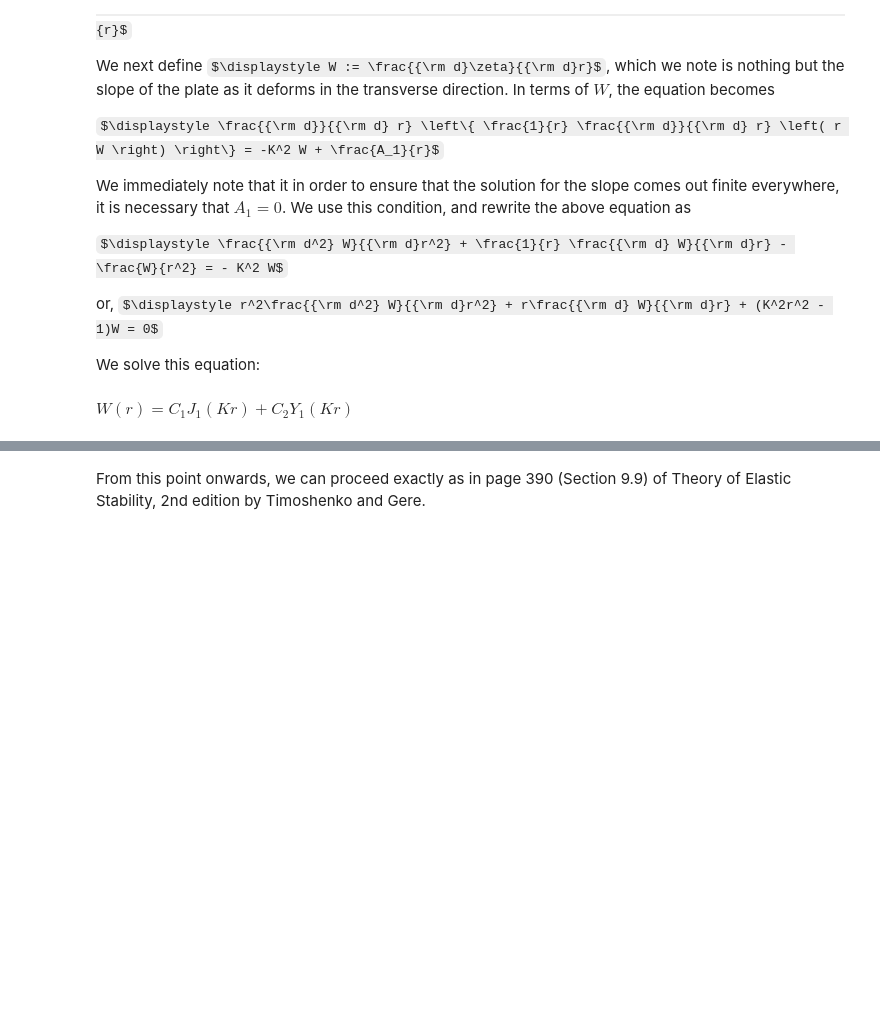
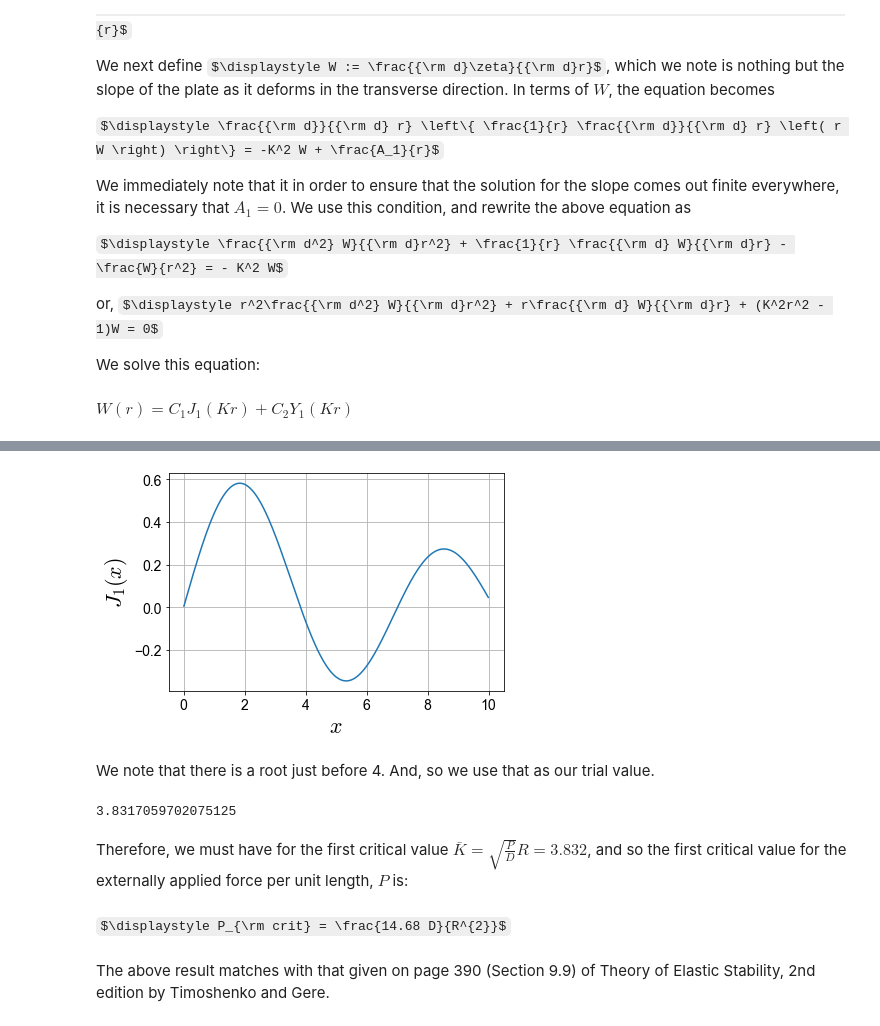
Before and after one commit to jeevanjyoti4/advmechsolids, a Jupyter notebook: circular_plate_Foppl-vonK.ipynb, the cells around one changed output, grey strips where cells are left out. Saved outputs shown, nothing was run; the diff lists cells and outputs as text; code cells hidden in the pictures; some formulas as TeX source; blank space fills up the shorter version.

```diff
--- a/circular_plate_Foppl-vonK.ipynb
+++ b/circular_plate_Foppl-vonK.ipynb
@@ -194,2 +260,38 @@ $\displaystyle W{\left(r \right)} = C_{1} J_{1}\left(K r\right) + C_{2} Y_{1}\le
+# %%
+from scipy.special import j1
+
+x_values = np.arange(0.01,10,0.01)
+j1_values = np.zeros(len(x_values))
+for idx, x in enumerate(x_values):
+    j1_values[idx] = j1(x)
+
+plt.plot(x_values,j1_values)
+plt.xlabel(r'$x$',fontsize=22)
+plt.ylabel(r'$J_1(x)$',fontsize=22)
+plt.grid(True)
+# %% [output]
+[figure, added]
+# %% [markdown]
+We note that there is a root just before 4. And, so we use that as our trial value.
+# %%
+from scipy.optimize import root
+
+
+def myfun_besselj(Kvalue):
+    return j1(Kvalue)
+
+sol = root(myfun_besselj,4)
+Kvalue_soln = sol.x[0]
+Kvalue_soln
+# %% [output]
+3.8317059702075125
+# %% [markdown]
+Therefore, we must have for the first critical value $\displaystyle \bar{K} = \sqrt{\frac{P}{D}}R = 3.832$, and so the first critical value for the externally applied force per unit length, $P$ is:
+# %%
+R = sp.symbols('R')
+P_crit = sp.N(3.832**2*D/R**2,4) # This ensures that the result is shown correct to 2 decimal places
+display(Math(r'P_{{\rm crit}} = {}'.format(sp.latex(P_crit))))
+# %% [output]
+$\displaystyle P_{\rm crit} = \frac{14.68 D}{R^{2}}$
 # %% [markdown]
-From this point onwards, we can proceed exactly as in page 390 (Section 9.9) of Theory of Elastic Stability, 2nd edition by Timoshenko and Gere.
+The above result matches with that given on page 390 (Section 9.9) of Theory of Elastic Stability, 2nd edition by Timoshenko and Gere.
```
Also changed, not shown: parts of 8 cells of this notebook.
